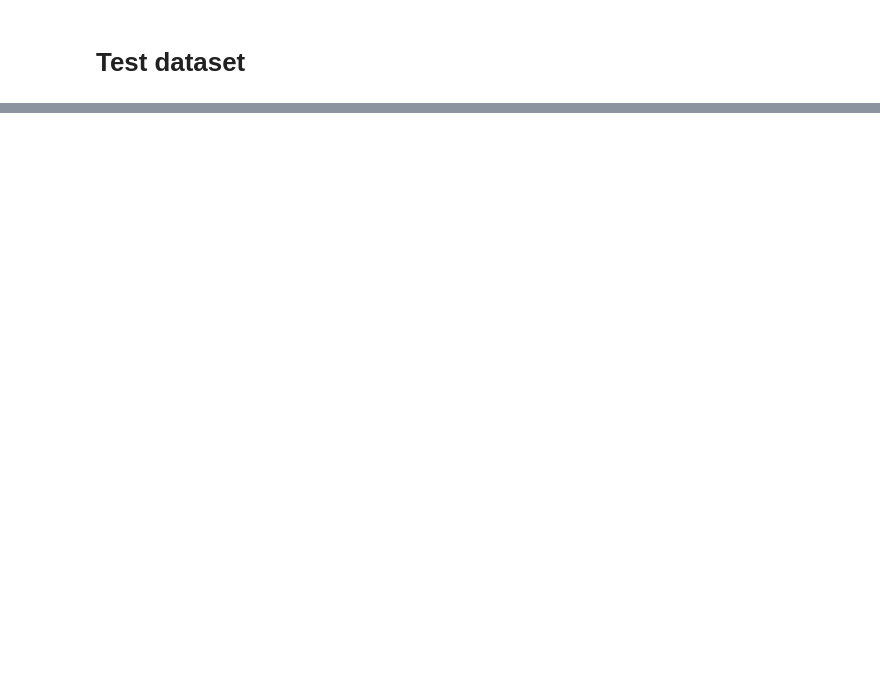
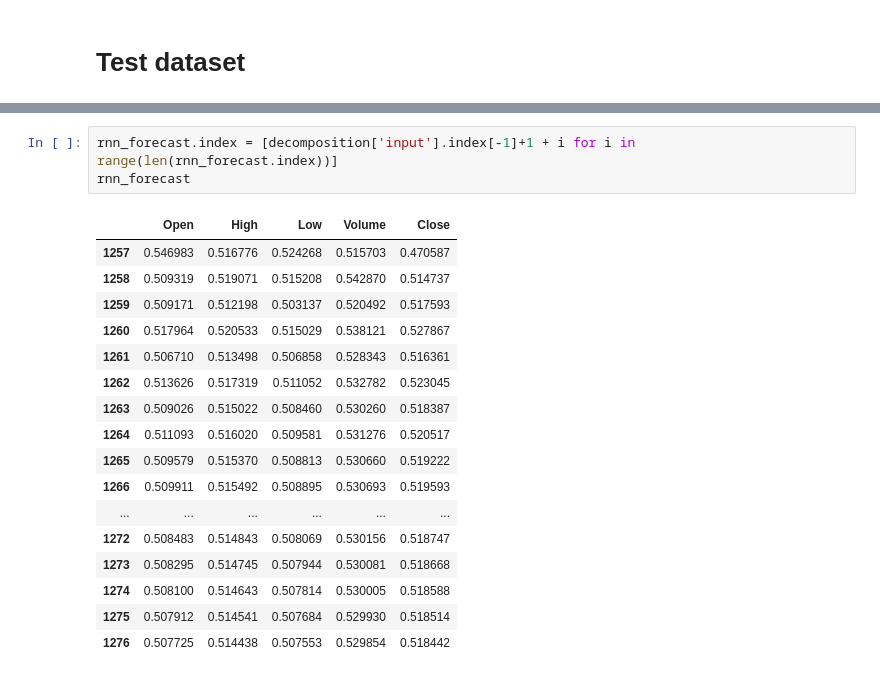
Before and after one commit to zapulam/StockPredictor2.0, a Jupyter notebook: dev.ipynb, the cells around one changed output, grey strips where cells are left out. Cells and saved outputs as stored; diff of their text form; blank space fills up the shorter version.

```diff
--- a/dev.ipynb
+++ b/dev.ipynb
@@ -137,0 +126,21 @@ composition
+# %%
+rnn_forecast.index = [decomposition['input'].index[-1]+1 + i for i in range(len(rnn_forecast.index))]
+rnn_forecast
+# %% [output]
+|  | Open | High | Low | Volume | Close |
+| 1257 | 0.546983 | 0.516776 | 0.524268 | 0.515703 | 0.470587 |
+| 1258 | 0.509319 | 0.519071 | 0.515208 | 0.542870 | 0.514737 |
+| 1259 | 0.509171 | 0.512198 | 0.503137 | 0.520492 | 0.517593 |
+| 1260 | 0.517964 | 0.520533 | 0.515029 | 0.538121 | 0.527867 |
+| 1261 | 0.506710 | 0.513498 | 0.506858 | 0.528343 | 0.516361 |
+| 1262 | 0.513626 | 0.517319 | 0.511052 | 0.532782 | 0.523045 |
+| 1263 | 0.509026 | 0.515022 | 0.508460 | 0.530260 | 0.518387 |
+| 1264 | 0.511093 | 0.516020 | 0.509581 | 0.531276 | 0.520517 |
+| 1265 | 0.509579 | 0.515370 | 0.508813 | 0.530660 | 0.519222 |
+| 1266 | 0.509911 | 0.515492 | 0.508895 | 0.530693 | 0.519593 |
+| ... | ... | ... | ... | ... | ... |
+| 1272 | 0.508483 | 0.514843 | 0.508069 | 0.530156 | 0.518747 |
+| 1273 | 0.508295 | 0.514745 | 0.507944 | 0.530081 | 0.518668 |
+| 1274 | 0.508100 | 0.514643 | 0.507814 | 0.530005 | 0.518588 |
+| 1275 | 0.507912 | 0.514541 | 0.507684 | 0.529930 | 0.518514 |
+| 1276 | 0.507725 | 0.514438 | 0.507553 | 0.529854 | 0.518442 |
```
Also changed, not shown: parts of 18 cells of this notebook, 2 other files.
